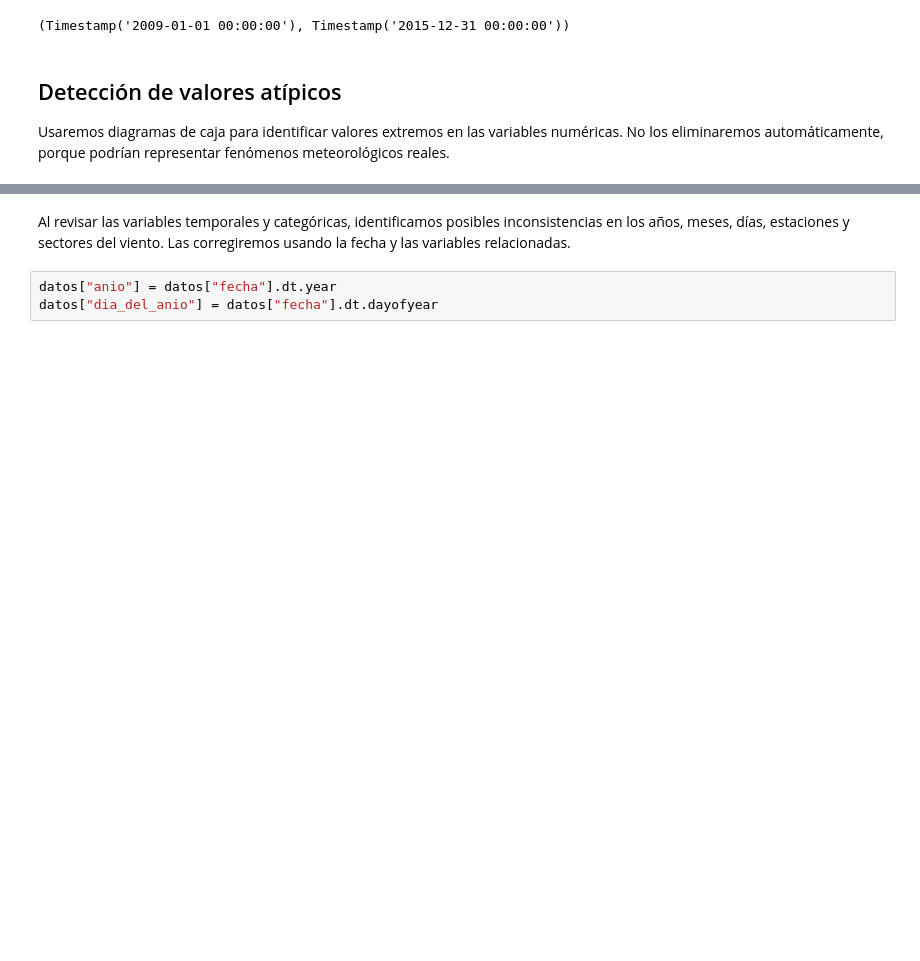
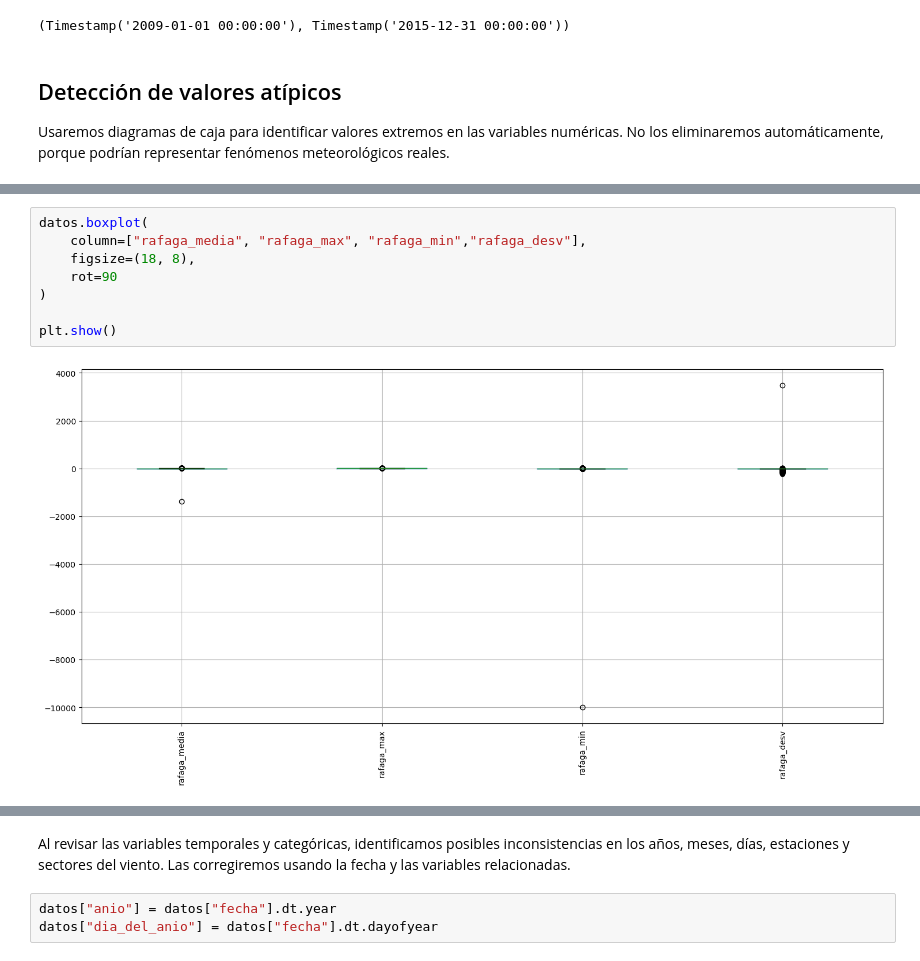
Before and after one commit to SebastianVO15/Laboratorio-1-G11-Aprendizaje-de-maquina, a Jupyter notebook: Laboratorio1_G11.ipynb, the cells around one changed output, grey strips where cells are left out. Saved outputs shown, nothing was run; the diff lists cells and outputs as text; blank space fills up the shorter version.

```diff
--- a/Laboratorio1_G11.ipynb
+++ b/Laboratorio1_G11.ipynb
@@ -264,3 +296,13 @@ plt.show()
+# %%
+datos.boxplot(
+    column=["rafaga_media", "rafaga_max", "rafaga_min","rafaga_desv"],
+    figsize=(18, 8),
+    rot=90
+)
+
+plt.show()
+# %% [output]
+[figure, added]
 # %%
 datos.select_dtypes(include="object").nunique()
 for columna in datos.select_dtypes(include="object"):
```
Also changed, not shown: parts of 20 cells of this notebook.
